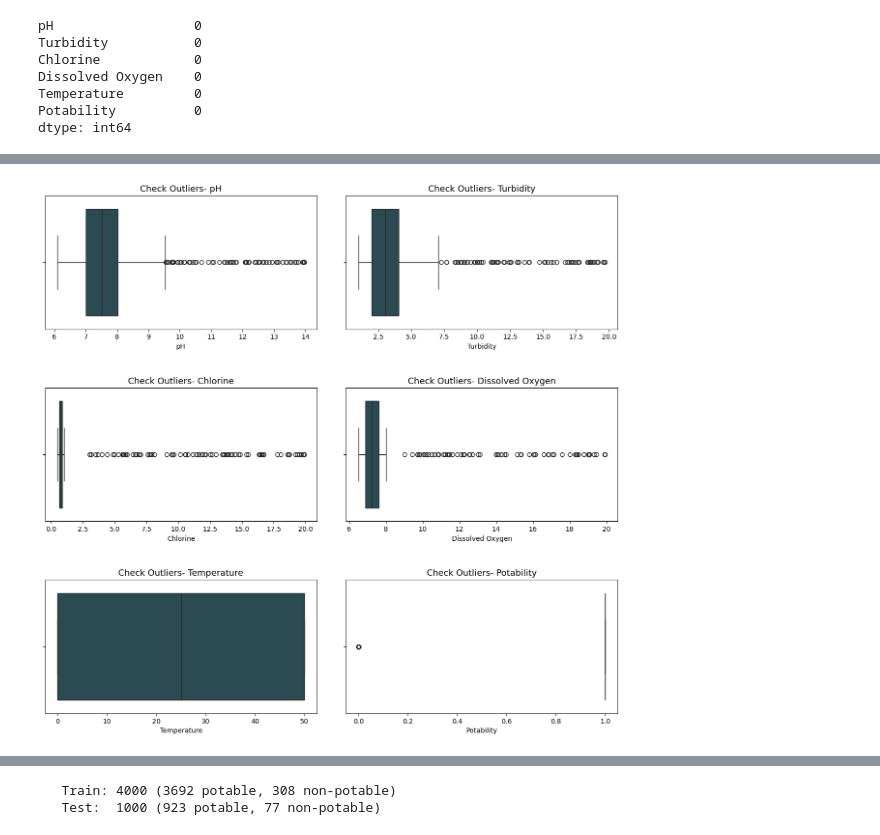
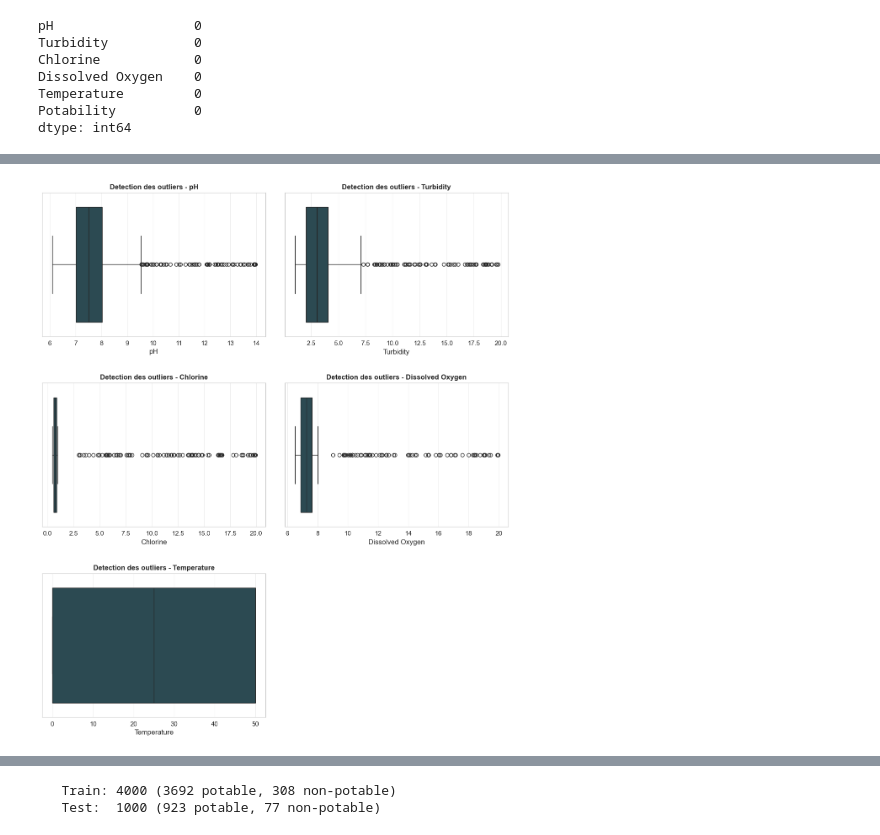
Before and after one commit to adernajat/Detection-of-anomalies-in-water-quality, a Jupyter notebook: classification.ipynb, the cells around one changed output, grey strips where cells are left out. Saved outputs shown, nothing was run; the diff lists cells and outputs as text; code cells hidden in the pictures.

```diff
--- a/classification.ipynb
+++ b/classification.ipynb
@@ -139,12 +119,18 @@ plt.show()
 # %%
-plt.figure(figsize=(13,20))
-for k, cols in enumerate(dataset):
-    plt.subplot(5,2, k+1)
-    sns.boxplot(x=cols,data=dataset, color='#264D58')
-    plt.title(f"Check Outliers- {cols}", fontsize=13)
-    plt.tight_layout(pad=4.0)
+#outliers
+features = ['pH', 'Turbidity', 'Chlorine', 'Dissolved Oxygen', 'Temperature']
 
+plt.figure(figsize=(12, 14))
+
+for i, col in enumerate(features):
+    plt.subplot(3, 2, i + 1)
+    sns.boxplot(x=dataset[col], color='#264D58')
+    plt.title(f"Detection des outliers - {col}", fontsize=12, fontweight='bold')
+    plt.xlabel(col)
+    plt.grid(axis='x', alpha=0.3)
+
+plt.tight_layout(pad=3.0)
 plt.show()
 # %% [output]
-[figure, old version]
+[figure, new version]
 # %%
```
Also changed, not shown: parts of 31 cells of this notebook, 2 other files.
